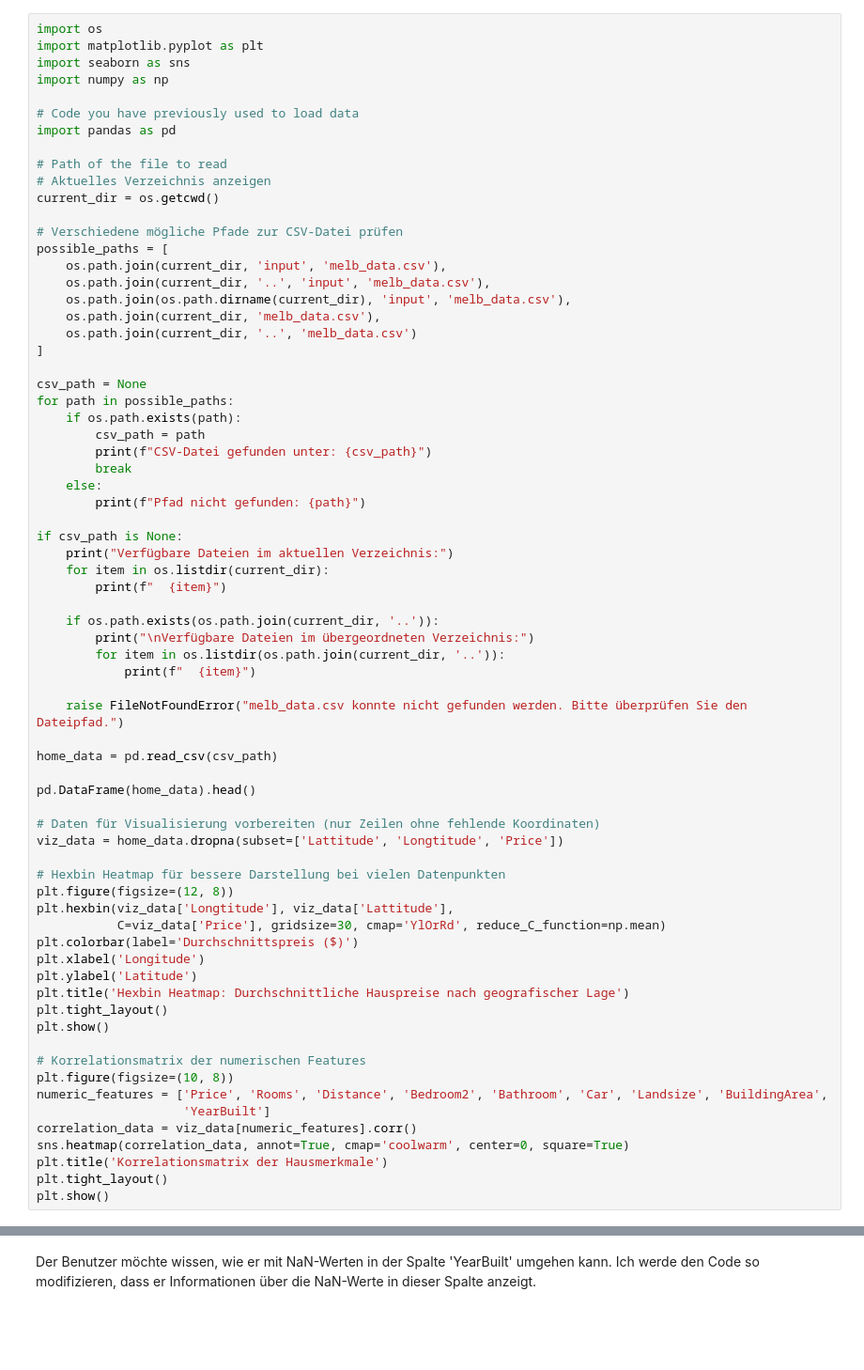
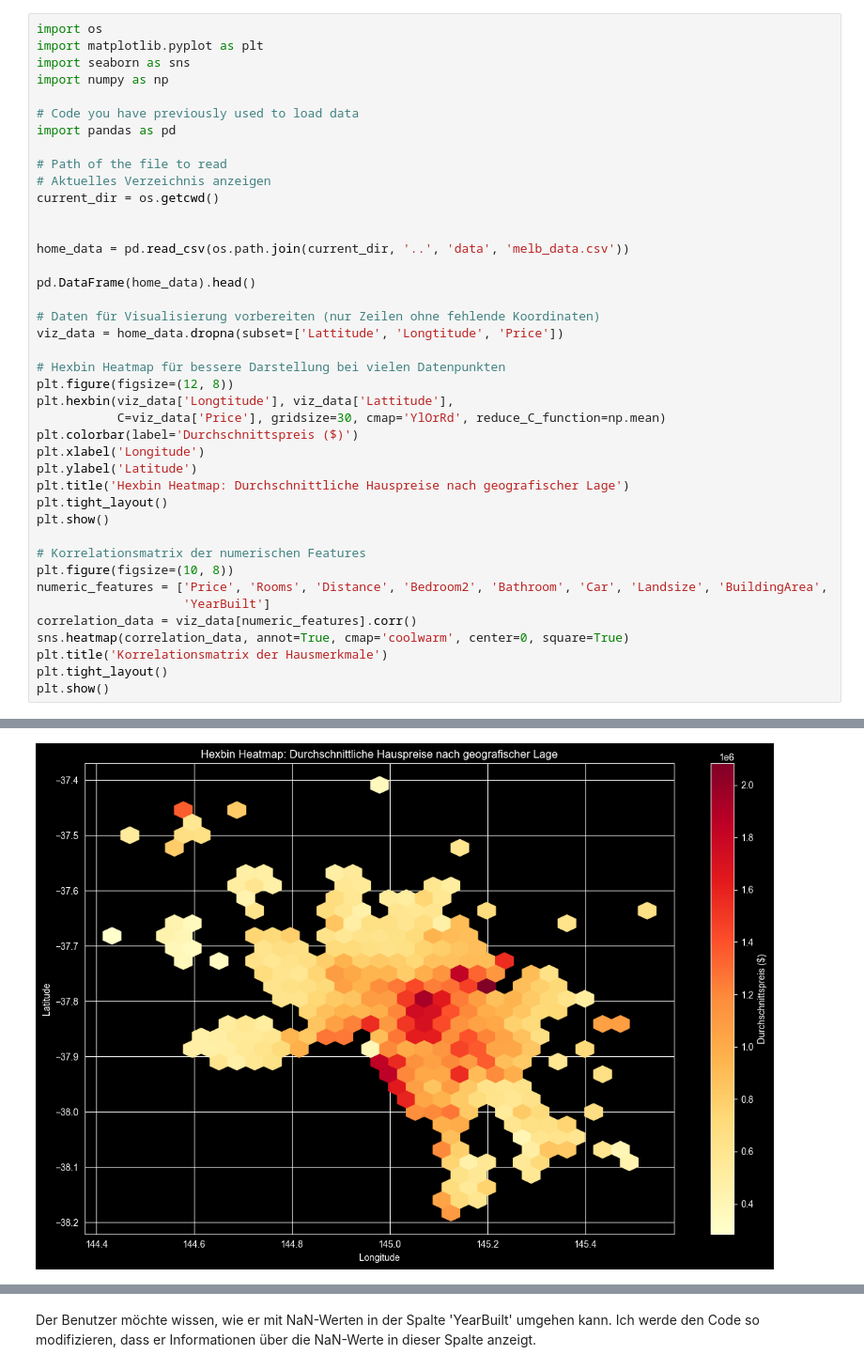
Before and after one commit to framem/lm-stack, a Jupyter notebook: machineLearning/numericModel/notebooks/visualize.ipynb, the cells around one changed output, grey strips where cells are left out. Shown at 94% size. Drawn from its saved outputs; the diff is of its cells as text; blank space fills up the shorter version.

```diff
--- a/machineLearning/numericModel/notebooks/visualize.ipynb
+++ b/machineLearning/numericModel/notebooks/visualize.ipynb
@@ -11,37 +11,8 @@ import pandas as pd
 # Aktuelles Verzeichnis anzeigen
 current_dir = os.getcwd()
 
-# Verschiedene mögliche Pfade zur CSV-Datei prüfen
-possible_paths = [
-    os.path.join(current_dir, 'input', 'melb_data.csv'),
-    os.path.join(current_dir, '..', 'input', 'melb_data.csv'),
-    os.path.join(os.path.dirname(current_dir), 'input', 'melb_data.csv'),
-    os.path.join(current_dir, 'melb_data.csv'),
-    os.path.join(current_dir, '..', 'melb_data.csv')
-]
 
-csv_path = None
-for path in possible_paths:
-    if os.path.exists(path):
-        csv_path = path
-        print(f"CSV-Datei gefunden unter: {csv_path}")
-        break
-    else:
-        print(f"Pfad nicht gefunden: {path}")
-
-if csv_path is None:
-    print("Verfügbare Dateien im aktuellen Verzeichnis:")
-    for item in os.listdir(current_dir):
-        print(f"  {item}")
-
-    if os.path.exists(os.path.join(current_dir, '..')):
-        print("\nVerfügbare Dateien im übergeordneten Verzeichnis:")
-        for item in os.listdir(os.path.join(current_dir, '..')):
-            print(f"  {item}")
-
-    raise FileNotFoundError("melb_data.csv konnte nicht gefunden werden. Bitte überprüfen Sie den Dateipfad.")
-
-home_data = pd.read_csv(csv_path)
+home_data = pd.read_csv(os.path.join(current_dir, '..', 'data', 'melb_data.csv'))
 
 pd.DataFrame(home_data).head()
 
@@ -72,0 +44 @@ ModuleNotFoundError: No module named 'seaborn'
+[figure, added]
```
Also changed, not shown: parts of 3 cells of this notebook, 4 other files.
